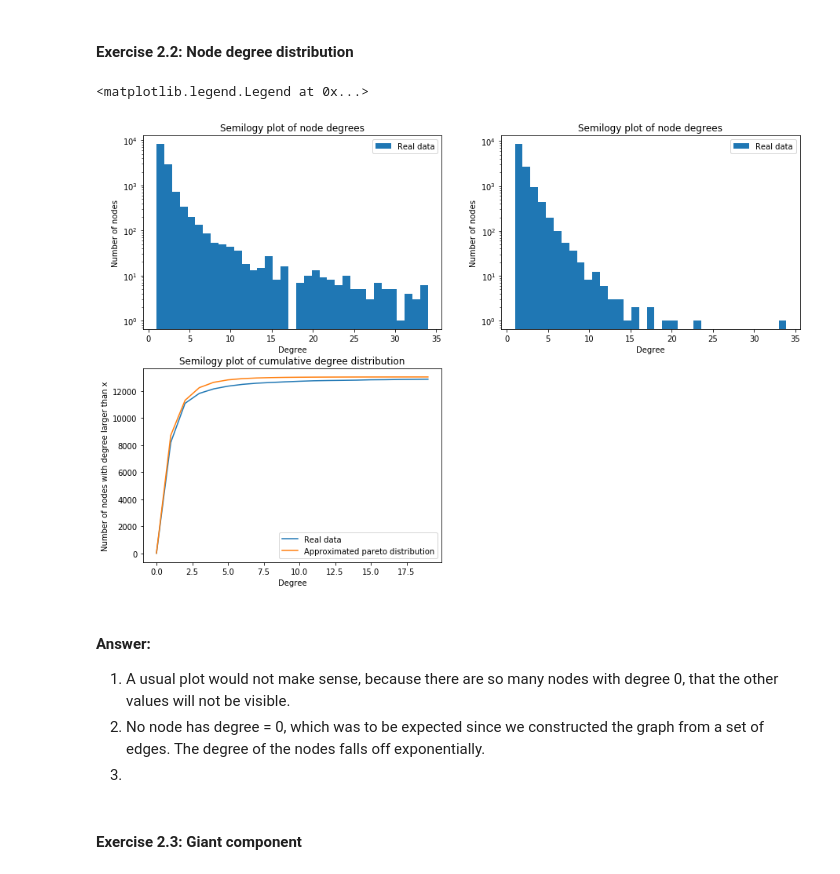
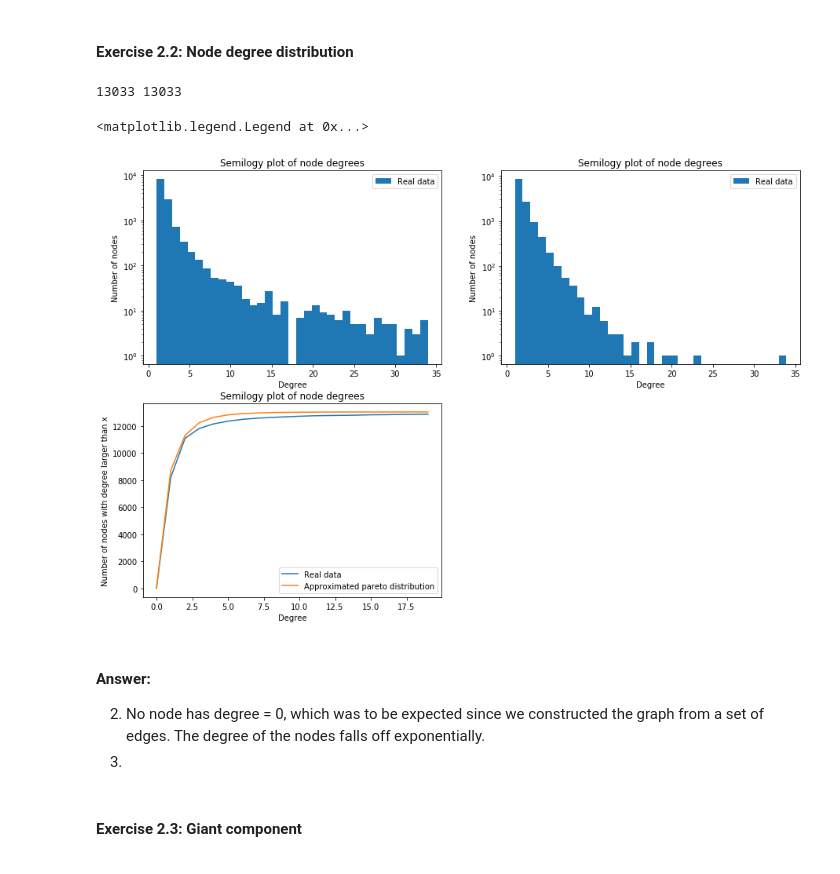
Before and after one commit to rbischof/ianalytics, a Jupyter notebook: ix-lab2/notebooks/ix-lab2-notebook-part1.ipynb, the cells around one changed output. Drawn from its saved outputs; the diff is of its cells as text; code cells hidden in the pictures.

```diff
--- a/ix-lab2/notebooks/ix-lab2-notebook-part1.ipynb
+++ b/ix-lab2/notebooks/ix-lab2-notebook-part1.ipynb
@@ -52,39 +52,40 @@ from scipy.stats import pareto
 
 degrees = np.fromiter(dict(G.degree()).values(), dtype=int)
 values = np.bincount(degrees)
 b, loc, scale = pareto.fit(degrees, 1.) # Fitting a pareto distribution to the data
 
 figure(figsize=(15,10))
 plt.subplot(2,2,1)
 plt.title("Semilogy plot of node degrees")
 plt.xlabel("Degree")
 plt.ylabel("Number of nodes")
 plt.hist(degrees[degrees < 35], 35, label='Real data', log=True)
 plt.legend()
 
 plt.subplot(2,2,2)
 plt.title("Semilogy plot of node degrees")
 plt.xlabel("Degree")
 plt.ylabel("Number of nodes")
 np.random.seed(10)
 pareto_numbers = pareto.rvs(b, loc, scale, len(degrees))
+print(len(degrees),len(pareto_numbers))
 plt.hist(pareto_numbers, 35, label='Real data', log=True)
 plt.legend()
 
 cumulative = np.cumsum(values)
 plt.subplot(2,2,3)
-plt.title("Semilogy plot of cumulative degree distribution")
+plt.title("Semilogy plot of node degrees")
 plt.xlabel("Degree")
 plt.ylabel("Number of nodes with degree larger than x")
 plt.plot(cumulative[:20], label='Real data')
 plt.plot([pareto.cdf(x+1, b, loc, scale)*len(degrees) for x in range(20)], label='Approximated pareto distribution')
 plt.legend()
 # %% [output]
-<matplotlib.legend.Legend at 0x...>
+13033 13033
+<matplotlib.legend.Legend at 0x...>
-[figure, old version]
+[figure, new version]
 # %% [markdown]
 #### Answer:
-1. A usual plot would not make sense, because there are so many nodes with degree 0, that the other values will not be visible.
 2. No node has degree = 0, which was to be expected since we constructed the graph from a set of edges. The degree of the nodes falls off exponentially.
 3.
 # %% [markdown]
```
Also changed, not shown: 1 other file.
